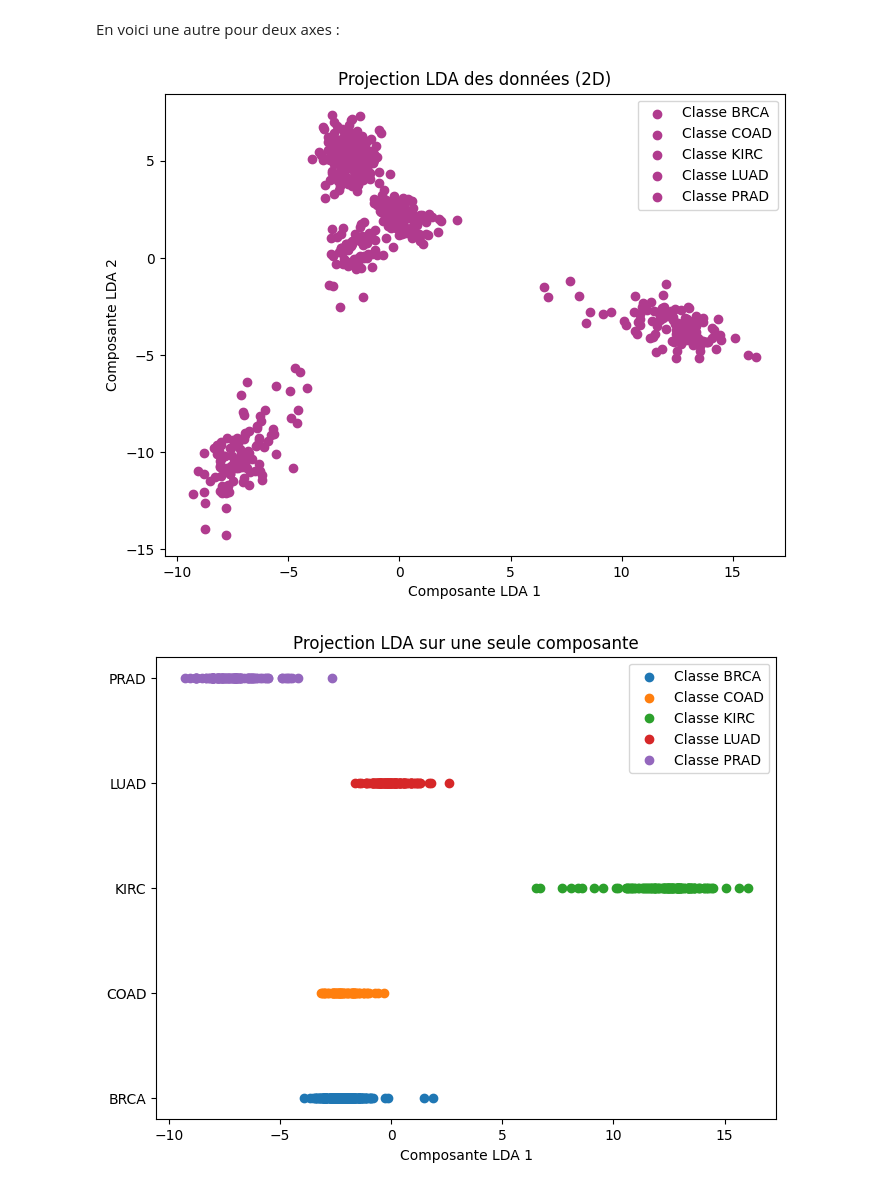
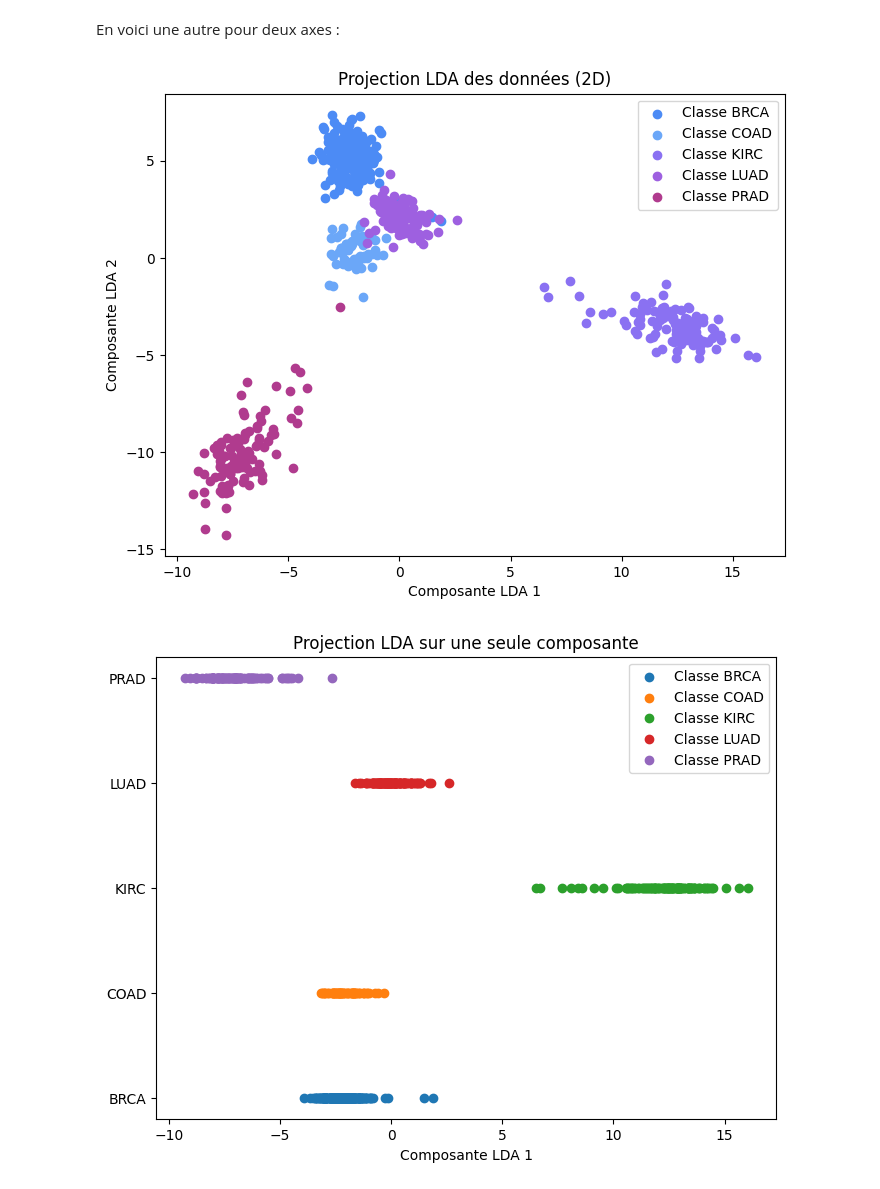
Before and after one commit to leaajo/APST, a Jupyter notebook: 4_lda.ipynb, the cells around one changed output. Drawn from its saved outputs; the diff is of its cells as text; code cells hidden in the pictures.

```diff
--- a/4_lda.ipynb
+++ b/4_lda.ipynb
@@ -219,25 +219,30 @@ plt.show()
 # %% [markdown]
 En voici une autre pour deux axes :
 # %%
-# Utiliser X_train pour la projection LDA et y_train pour les labels
+from sklearn.discriminant_analysis import LinearDiscriminantAnalysis
+
+# Appliquer LDA
 lda = LinearDiscriminantAnalysis()
 X_lda = lda.fit_transform(X_train, y_train)
 
+colors = ['#4C8BF5', '#6BA7F8', '#8A71F2', '#9E60E0', '#B03B8E']
+
 # Sélectionner les 2 premières composantes LDA
 X_lda_2d = X_lda[:, :2]
-X_lda = lda.fit_transform(components, y)
 
+# Affichage
 plt.figure(figsize=(8, 6))
-for label in np.unique(y_train):
-    plt.scatter(X_lda_2d[y_train == label, 0], X_lda_2d[y_train == label, 1], label=f'Classe {label}', color=colors[i % len(colors)])
+for i, label in enumerate(np.unique(y_train)):
+    plt.scatter(X_lda_2d[y_train == label, 0], X_lda_2d[y_train == label, 1],
+                label=f'Classe {label}', color=colors[i % len(colors)])
 
 plt.xlabel("Composante LDA 1")
 plt.ylabel("Composante LDA 2")
 plt.legend()
 plt.title("Projection LDA des données (2D)")
 plt.show()
 # %% [output]
-[figure, old version]
+[figure, new version]
 # %%
 from sklearn.discriminant_analysis import LinearDiscriminantAnalysis
 import matplotlib.pyplot as plt
```
Also changed, not shown: parts of 2 cells of this notebook.
